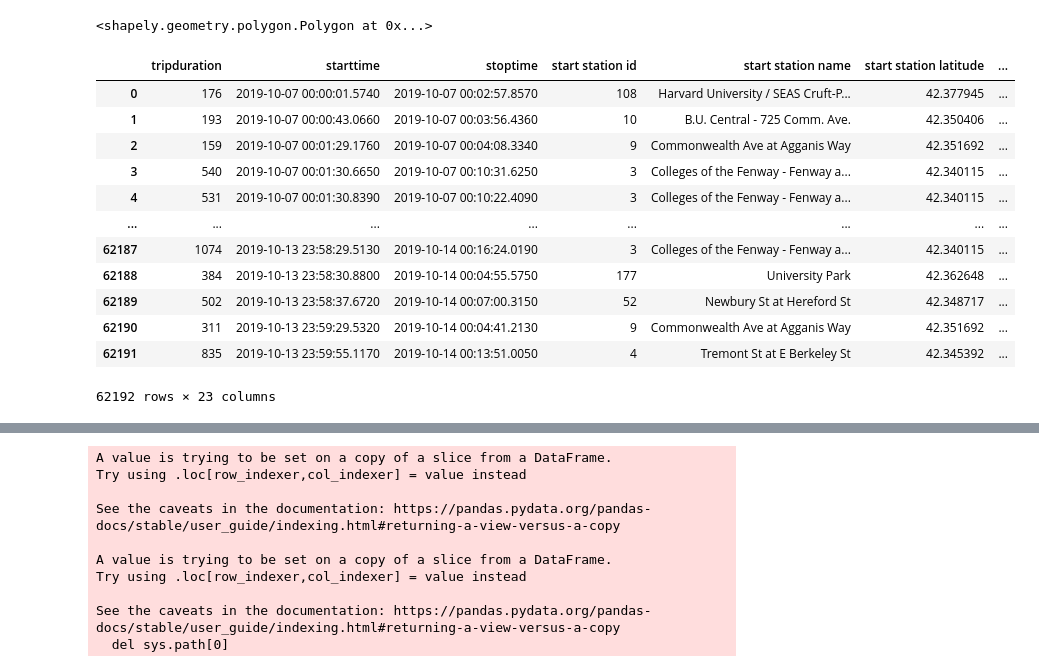
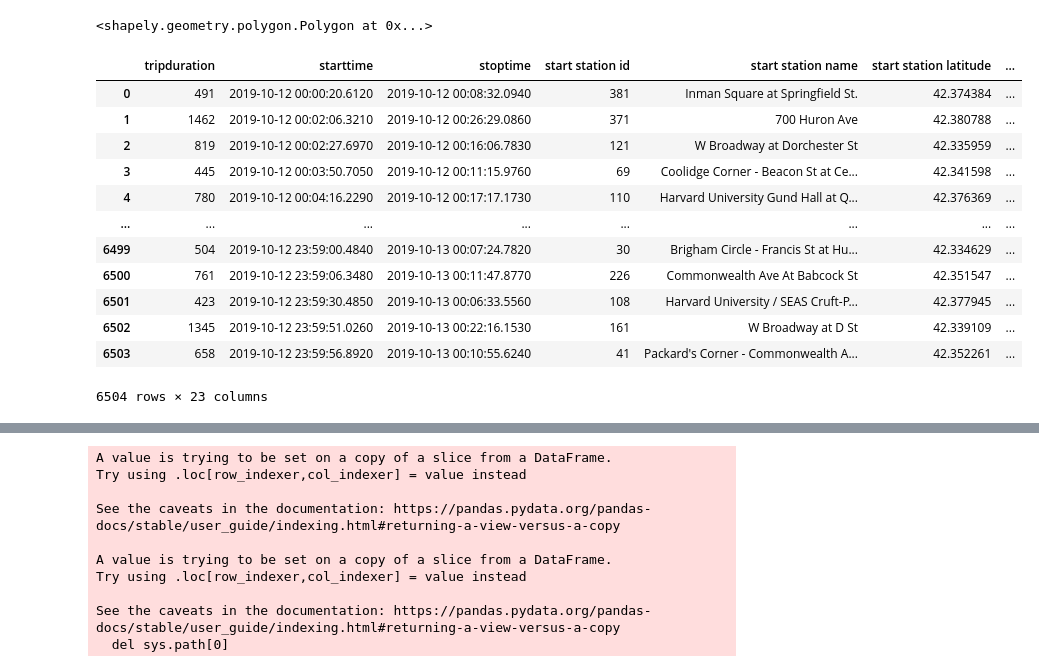
Before and after one commit to NaroaCS/MultifunctionalVehicles, a Jupyter notebook: preprocessing/CambridgeDataFlitering.ipynb, the cells around one changed output, grey strips where cells are left out. Cells and saved outputs as stored; diff of their text form; code cells hidden in the pictures.

Commit message:
fixed user demand

```diff
--- a/preprocessing/CambridgeDataFlitering.ipynb
+++ b/preprocessing/CambridgeDataFlitering.ipynb
@@ -104,22 +34,22 @@ gdf.to_file('./data/cambridge-boundary')
 from shapely.geometry import Point  #Polygon
 import pandas as pd
 # %%
-demand_raw = pd.read_csv("./input_data/user_trips_0.csv")
+demand_raw = pd.read_csv("./data/user_trips_boston_oct12.csv")
 demand_raw
 # %% [output]
 |  | tripduration | starttime | stoptime | start station id | start station name | start station latitude | ... |
-| 0 | 176 | 2019-10-07 00:00:01.5740 | 2019-10-07 00:02:57.8570 | 108 | Harvard University / SEAS Cruft-P... | 42.377945 | ... |
-| 1 | 193 | 2019-10-07 00:00:43.0660 | 2019-10-07 00:03:56.4360 | 10 | B.U. Central - 725 Comm. Ave. | 42.350406 | ... |
-| 2 | 159 | 2019-10-07 00:01:29.1760 | 2019-10-07 00:04:08.3340 | 9 | Commonwealth Ave at Agganis Way | 42.351692 | ... |
-| 3 | 540 | 2019-10-07 00:01:30.6650 | 2019-10-07 00:10:31.6250 | 3 | Colleges of the Fenway - Fenway a... | 42.340115 | ... |
-| 4 | 531 | 2019-10-07 00:01:30.8390 | 2019-10-07 00:10:22.4090 | 3 | Colleges of the Fenway - Fenway a... | 42.340115 | ... |
+| 0 | 491 | 2019-10-12 00:00:20.6120 | 2019-10-12 00:08:32.0940 | 381 | Inman Square at Springfield St. | 42.374384 | ... |
+| 1 | 1462 | 2019-10-12 00:02:06.3210 | 2019-10-12 00:26:29.0860 | 371 | 700 Huron Ave | 42.380788 | ... |
+| 2 | 819 | 2019-10-12 00:02:27.6970 | 2019-10-12 00:16:06.7830 | 121 | W Broadway at Dorchester St | 42.335959 | ... |
+| 3 | 445 | 2019-10-12 00:03:50.7050 | 2019-10-12 00:11:15.9760 | 69 | Coolidge Corner - Beacon St at Ce... | 42.341598 | ... |
+| 4 | 780 | 2019-10-12 00:04:16.2290 | 2019-10-12 00:17:17.1730 | 110 | Harvard University Gund Hall at Q... | 42.376369 | ... |
 | ... | ... | ... | ... | ... | ... | ... | ... |
-| 62187 | 1074 | 2019-10-13 23:58:29.5130 | 2019-10-14 00:16:24.0190 | 3 | Colleges of the Fenway - Fenway a... | 42.340115 | ... |
-| 62188 | 384 | 2019-10-13 23:58:30.8800 | 2019-10-14 00:04:55.5750 | 177 | University Park | 42.362648 | ... |
-| 62189 | 502 | 2019-10-13 23:58:37.6720 | 2019-10-14 00:07:00.3150 | 52 | Newbury St at Hereford St | 42.348717 | ... |
-| 62190 | 311 | 2019-10-13 23:59:29.5320 | 2019-10-14 00:04:41.2130 | 9 | Commonwealth Ave at Agganis Way | 42.351692 | ... |
-| 62191 | 835 | 2019-10-13 23:59:55.1170 | 2019-10-14 00:13:51.0050 | 4 | Tremont St at E Berkeley St | 42.345392 | ... |
+| 6499 | 504 | 2019-10-12 23:59:00.4840 | 2019-10-13 00:07:24.7820 | 30 | Brigham Circle - Francis St at Hu... | 42.334629 | ... |
+| 6500 | 761 | 2019-10-12 23:59:06.3480 | 2019-10-13 00:11:47.8770 | 226 | Commonwealth Ave At Babcock St | 42.351547 | ... |
+| 6501 | 423 | 2019-10-12 23:59:30.4850 | 2019-10-13 00:06:33.5560 | 108 | Harvard University / SEAS Cruft-P... | 42.377945 | ... |
+| 6502 | 1345 | 2019-10-12 23:59:51.0260 | 2019-10-13 00:22:16.1530 | 161 | W Broadway at D St | 42.339109 | ... |
+| 6503 | 658 | 2019-10-12 23:59:56.8920 | 2019-10-13 00:10:55.6240 | 41 | Packard's Corner - Commonwealth A... | 42.352261 | ... |
-62192 rows × 23 columns
+6504 rows × 23 columns
 # %%
 # add new column to df
 demand_raw['withinC'] = ""
```
Also changed, not shown: parts of 21 cells of this notebook, 17 other files.
